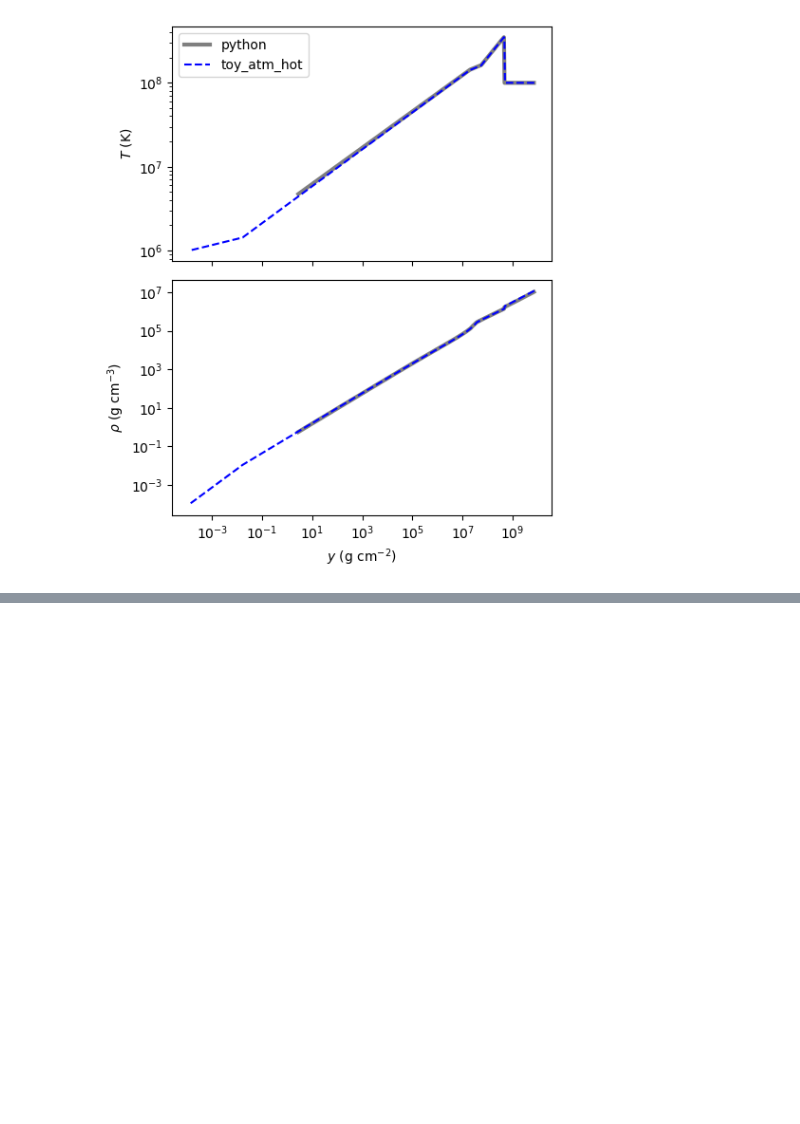
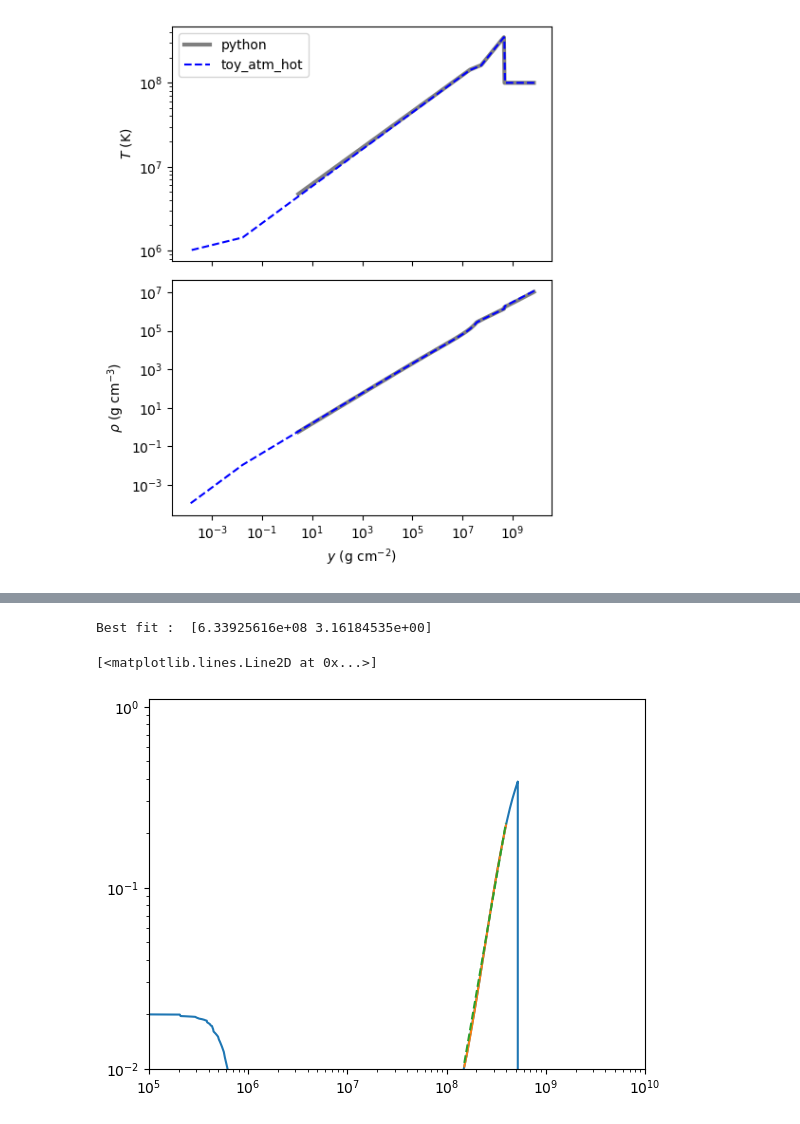
Before and after one commit to AMReX-Astro/MAESTROeX, a Jupyter notebook: Exec/science/xrb_layered/create_initial_model/Initial_Model.ipynb, the cells around one changed output, grey strips where cells are left out. Saved outputs shown, nothing was run; the diff lists cells and outputs as text; code cells hidden in the pictures; blank space fills up the shorter version.

```diff
--- a/Exec/science/xrb_layered/create_initial_model/Initial_Model.ipynb
+++ b/Exec/science/xrb_layered/create_initial_model/Initial_Model.ipynb
@@ -599,7 +599,7 @@ toy2.Y = 1 - toy2.X - toy2.Zfe - toy2.Zcno
 toy2.rho = np.zeros(len(toy2.T))
 for i in range(len(toy2.T)):
     if toy2.Y[i]>0:
-        mu_I = 1/(toy.X[i] + toy.Y[i]/4 + toy.Zcno[i]/15)
+        mu_I = 1/(toy2.X[i] + toy2.Y[i]/4 + toy2.Zcno[i]/15)
     else:
         mu_I = 56
     mu_e = 2/(1+toy2.X[i])
@@ -711,0 +750,36 @@ Initializing Helmholtz EOS table /global/homes/s/simongui/helmeos/helm_table.dat
+# %%
+plt.loglog(y_mesa, mesa_prof.c12)
+plt.xlim([1e5,1e10])
+plt.ylim([1e-2,1.1])
+# yvec=np.logspace(6,9)
+# plt.loglog(yvec, (yvec/2e7)**-0.5)
+# plt.loglog(yvec, (yvec/2e7)**-2.5)
+# plt.loglog(yvec, np.exp(-(yvec - 1e6)/1e9))
+
+# ibot,itop = np.where(y_mesa>yd)[0][0], np.where(y_mesa>5e8)[0][0]
+# xx,yy = y_mesa[ibot:itop], mesa_prof.he4[ibot:itop]
+# plt.loglog(xx, yy)
+
+# def fitting_func(y,a,b,c):
+#     return np.exp(-(y-a)/b+c)
+# popt, pcov = curve_fit(fitting_func, xx, yy, p0=(1e5,1e9,0))
+# print(popt)
+
+# ibot,itop = np.where(y_mesa>1.5e8)[0][0], np.where(y_mesa>5e8)[0][0]
+# xx,yy = y_mesa[ibot:itop], mesa_prof.he4[ibot:itop]
+
+ibot,itop = np.where(y_mesa>1.5e8)[0][0], np.where(y_mesa>4e8)[0][0]
+xx,yy = y_mesa[ibot:itop], mesa_prof.c12[ibot:itop]
+plt.loglog(xx, yy)
+# plt.axvline(1.5e8)
+
+def fitting_func(y,y0,a):
+    return (y/y0)**a
+popt, pcov = curve_fit(fitting_func, xx, yy)
+print("Best fit : ", popt)
+
+plt.loglog(xx, fitting_func(xx, *popt), '--')
+# %% [output]
+Best fit :  [6.33925616e+08 3.16184535e+00]
+[<matplotlib.lines.Line2D at 0x...>]
+[figure, added]
```
Also changed, not shown: parts of 23 cells of this notebook, 11 other files.
